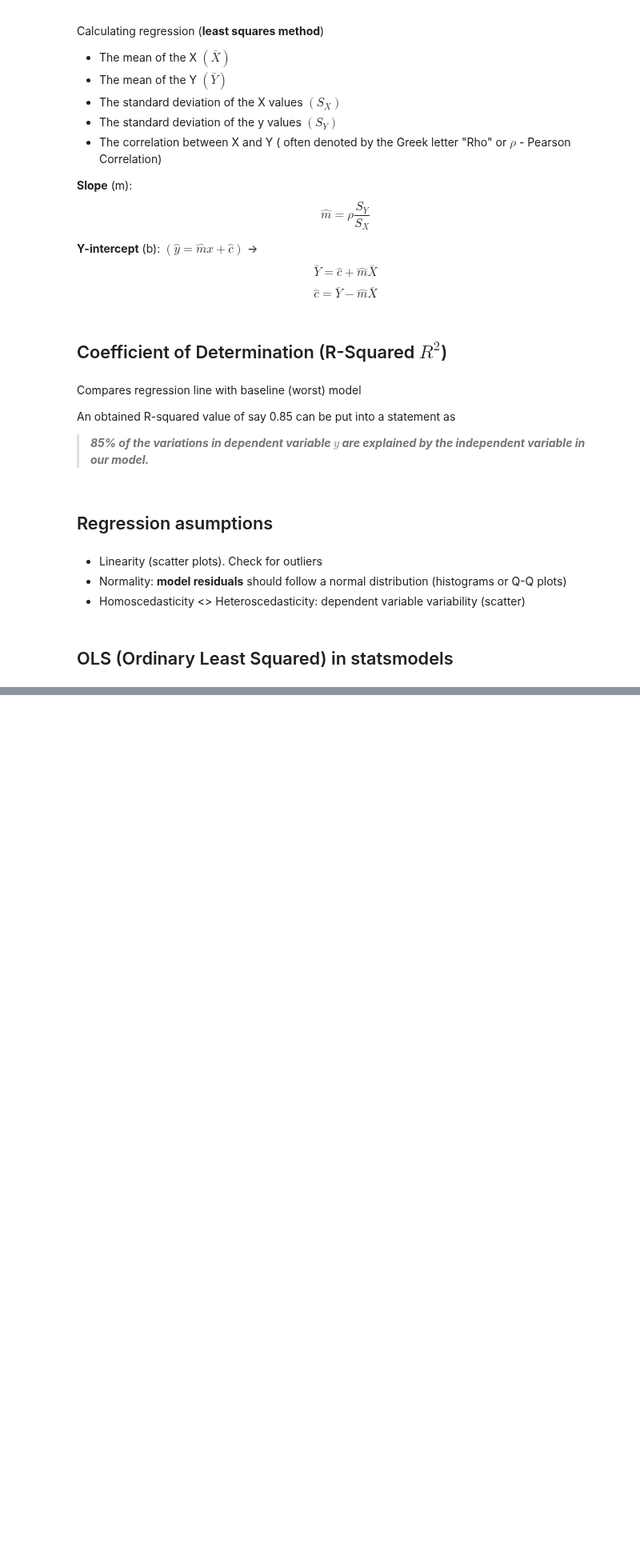
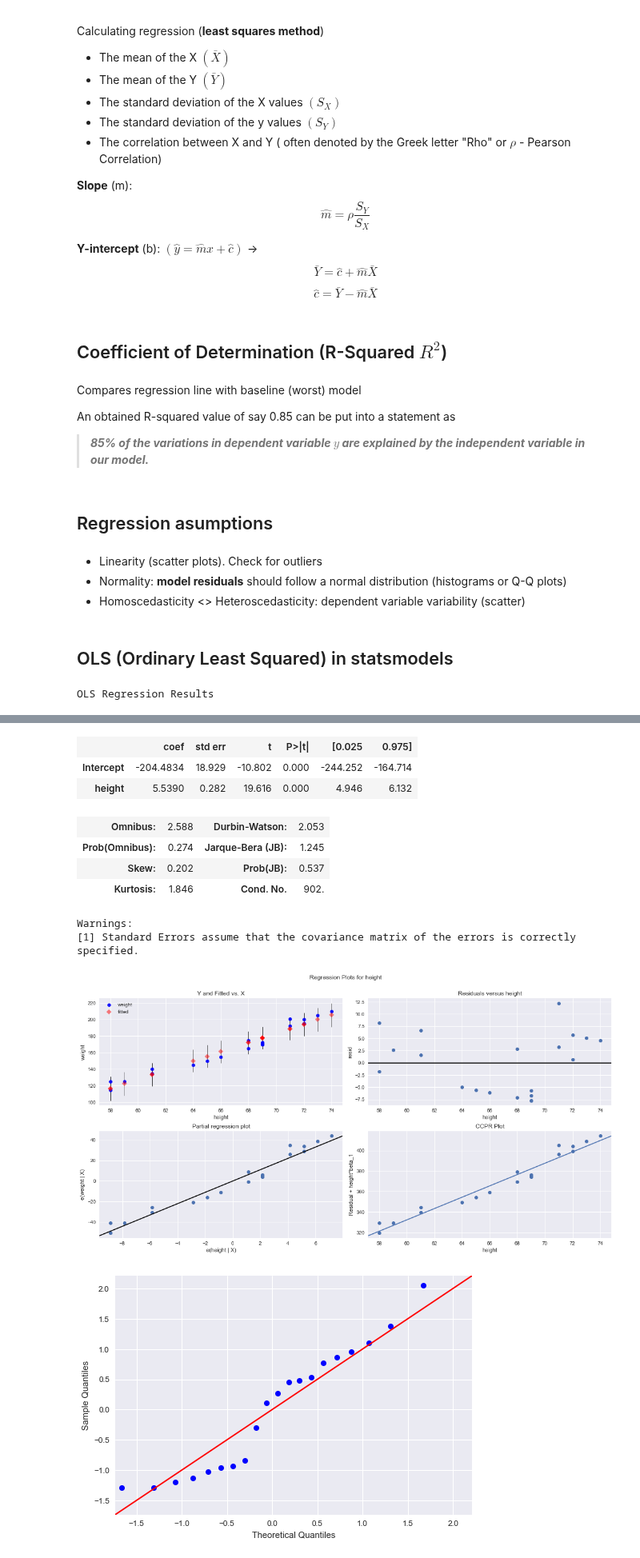
Before and after one commit to bartomolina/dscurriculum, a Jupyter notebook: m1s10/index.ipynb, the cells around one changed output, grey strips where cells are left out. Shown at 80% size. Cells and saved outputs as stored; diff of their text form; code cells hidden in the pictures; blank space fills up the shorter version.

```diff
--- a/m1s10/index.ipynb
+++ b/m1s10/index.ipynb
@@ -83,0 +81,18 @@ model = ols(formula=f, data=df).fit()
+# %%
+df = pd.read_csv('../Data/heightWeight.csv')
+
+f = 'weight~height'
+model = ols(formula=f, data=df).fit()
+display(model.summary())
+
+# error terms (residuals)
+fig = plt.figure(figsize=(15,8))
+fig = sm.graphics.plot_regress_exog(model, "height", fig=fig)
+plt.show()
+
+# q-q plots
+residuals = model.resid
+fig = sm.graphics.qqplot(residuals, dist=stats.norm, line='45', fit=True)
+fig.show()
+# %% [output]
+OLS Regression Results
@@ -83,0 +108,11 @@ model = ols(formula=f, data=df).fit()
+|  | coef | std err | t | P>|t| | [0.025 | 0.975] |
+| Intercept | -204.4834 | 18.929 | -10.802 | 0.000 | -244.252 | -164.714 |
+| height | 5.5390 | 0.282 | 19.616 | 0.000 | 4.946 | 6.132 |
+| Omnibus: | 2.588 | Durbin-Watson: | 2.053 |
+| Prob(Omnibus): | 0.274 | Jarque-Bera (JB): | 1.245 |
+| Skew: | 0.202 | Prob(JB): | 0.537 |
+| Kurtosis: | 1.846 | Cond. No. | 902. |
+Warnings:
+[1] Standard Errors assume that the covariance matrix of the errors is correctly specified.
+[figure, added]
+[figure, added]
```
Also changed, not shown: parts of 3 cells of this notebook, 22 other files.
